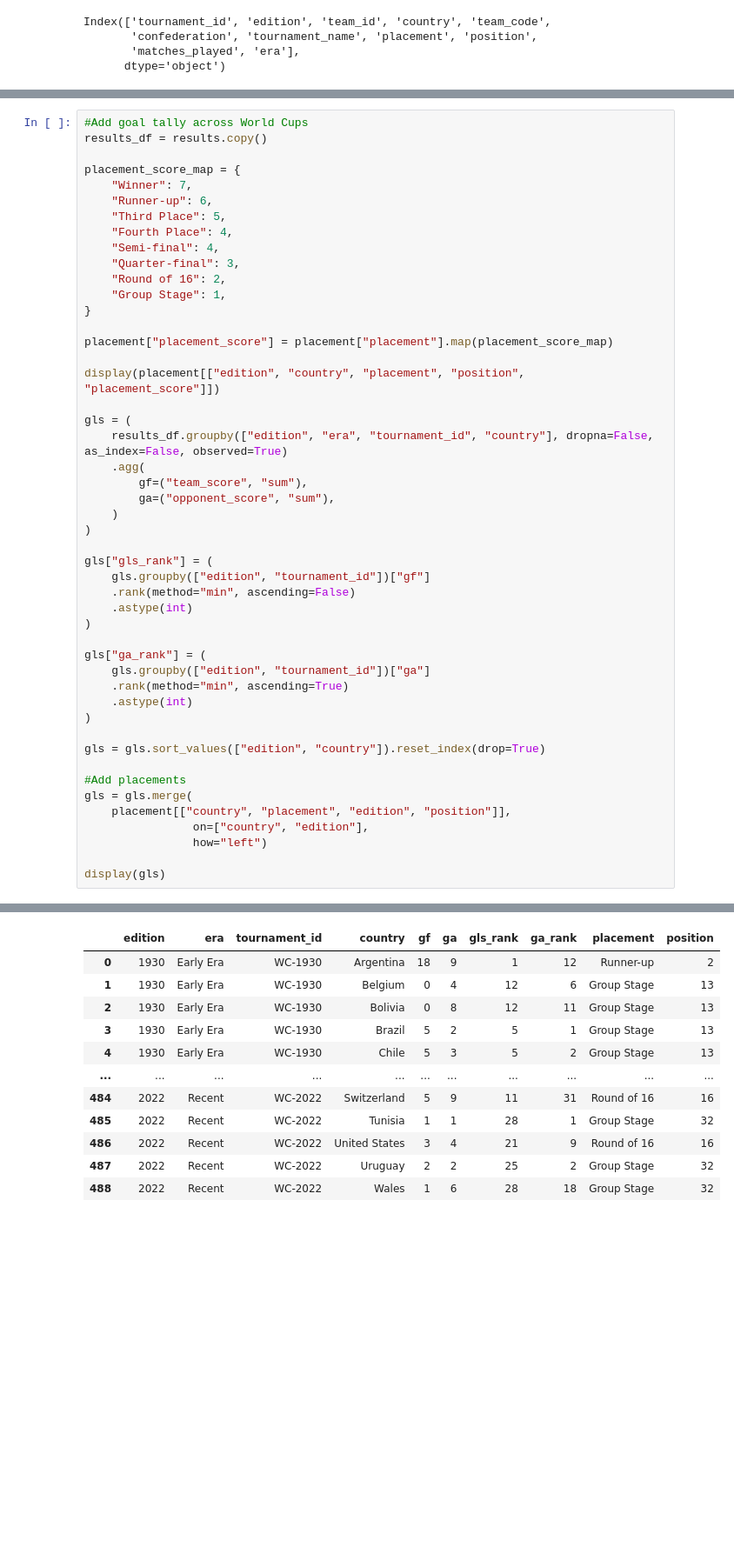
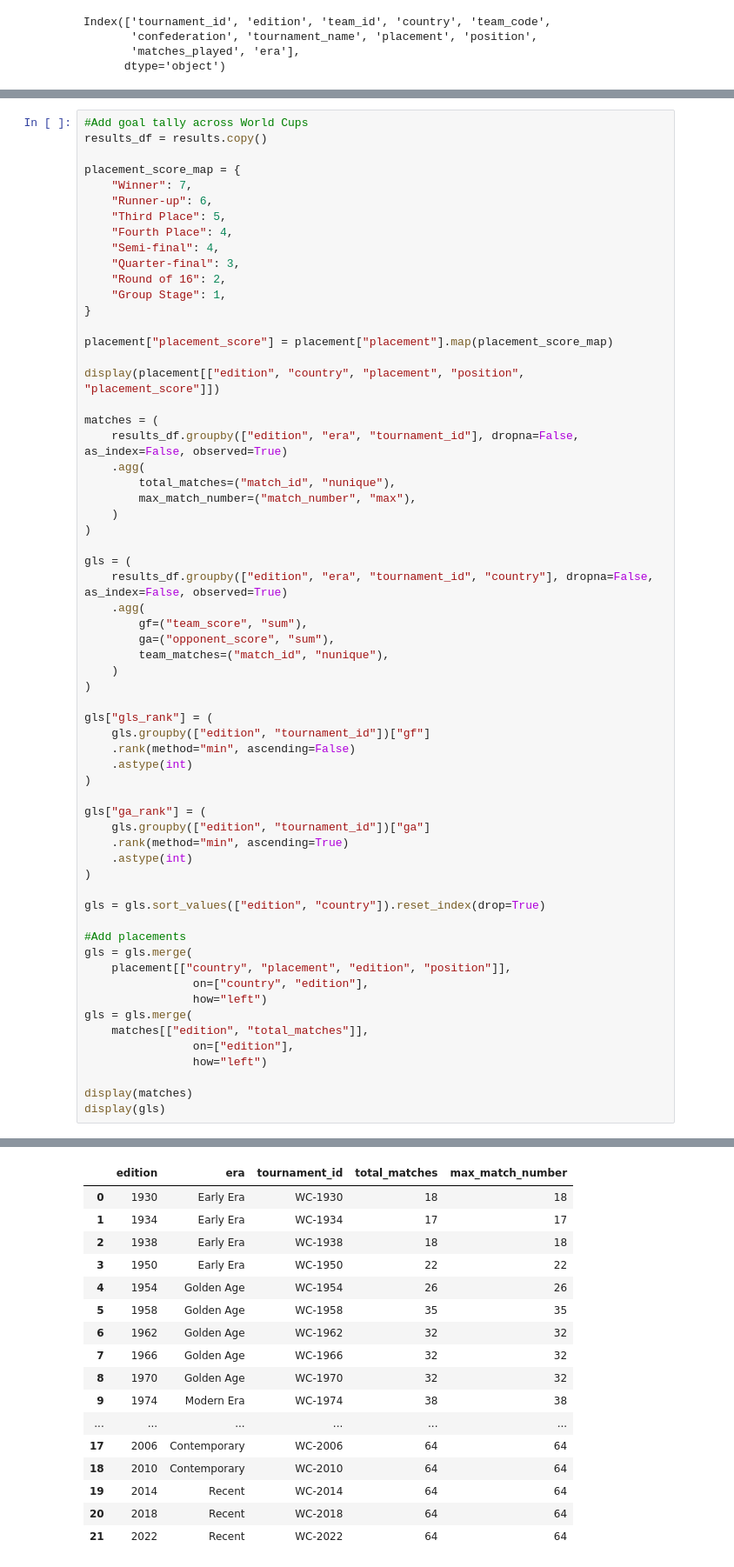
Before and after one commit to Ukandu20/world-cup, a Jupyter notebook: main.ipynb, the cells around one changed output, grey strips where cells are left out. Shown at 87% size. Drawn from its saved outputs; the diff is of its cells as text; blank space fills up the shorter version.

```diff
--- a/main.ipynb
+++ b/main.ipynb
@@ -1057,11 +1180,20 @@ placement["placement_score"] = placement["placement"].map(placement_score_map)
 
 display(placement[["edition", "country", "placement", "position", "placement_score"]])
 
+matches = (
+    results_df.groupby(["edition", "era", "tournament_id"], dropna=False, as_index=False, observed=True)
+    .agg(
+        total_matches=("match_id", "nunique"),
+        max_match_number=("match_number", "max"),
+    )
+)
+
 gls = (
     results_df.groupby(["edition", "era", "tournament_id", "country"], dropna=False, as_index=False, observed=True)
     .agg(
         gf=("team_score", "sum"),
         ga=("opponent_score", "sum"),
+        team_matches=("match_id", "nunique"),
     )
 )
 
@@ -1073,42 +1205,52 @@ gls["gls_rank"] = (
 
 gls["ga_rank"] = (
     gls.groupby(["edition", "tournament_id"])["ga"]
     .rank(method="min", ascending=True)
     .astype(int)
 )
 
 gls = gls.sort_values(["edition", "country"]).reset_index(drop=True)
 
 #Add placements
 gls = gls.merge(
     placement[["country", "placement", "edition", "position"]],
                 on=["country", "edition"],
                 how="left")
+gls = gls.merge(
+    matches[["edition", "total_matches"]],
+                on=["edition"],
+                how="left")
 
+display(matches)
 display(gls)
 # %% [output]
 |  | edition | country | placement | position | placement_score |
 | 0 | 1930 | Uruguay | Winner | 1 | 7 |
 | 1 | 1930 | Argentina | Runner-up | 2 | 6 |
 | 2 | 1930 | United States | Third Place | 3 | 5 |
 | 3 | 1930 | Yugoslavia | Fourth Place | 4 | 4 |
 | 4 | 1930 | Belgium | Group Stage | 13 | 1 |
 | ... | ... | ... | ... | ... | ... |
 | 484 | 2022 | Saudi Arabia | Group Stage | 32 | 1 |
 | 485 | 2022 | Serbia | Group Stage | 32 | 1 |
 | 486 | 2022 | Tunisia | Group Stage | 32 | 1 |
 | 487 | 2022 | Uruguay | Group Stage | 32 | 1 |
 | 488 | 2022 | Wales | Group Stage | 32 | 1 |
 489 rows × 5 columns
-|  | edition | era | tournament_id | country | gf | ga | gls_rank | ga_rank | placement | position |
-| 0 | 1930 | Early Era | WC-1930 | Argentina | 18 | 9 | 1 | 12 | Runner-up | 2 |
-| 1 | 1930 | Early Era | WC-1930 | Belgium | 0 | 4 | 12 | 6 | Group Stage | 13 |
-| 2 | 1930 | Early Era | WC-1930 | Bolivia | 0 | 8 | 12 | 11 | Group Stage | 13 |
-| 3 | 1930 | Early Era | WC-1930 | Brazil | 5 | 2 | 5 | 1 | Group Stage | 13 |
-| 4 | 1930 | Early Era | WC-1930 | Chile | 5 | 3 | 5 | 2 | Group Stage | 13 |
-| ... | ... | ... | ... | ... | ... | ... | ... | ... | ... | ... |
-| 484 | 2022 | Recent | WC-2022 | Switzerland | 5 | 9 | 11 | 31 | Round of 16 | 16 |
-| 485 | 2022 | Recent | WC-2022 | Tunisia | 1 | 1 | 28 | 1 | Group Stage | 32 |
-| 486 | 2022 | Recent | WC-2022 | United States | 3 | 4 | 21 | 9 | Round of 16 | 16 |
-| 487 | 2022 | Recent | WC-2022 | Uruguay | 2 | 2 | 25 | 2 | Group Stage | 32 |
-| 488 | 2022 | Recent | WC-2022 | Wales | 1 | 6 | 28 | 18 | Group Stage | 32 |
+|  | edition | era | tournament_id | total_matches | max_match_number |
+| 0 | 1930 | Early Era | WC-1930 | 18 | 18 |
+| 1 | 1934 | Early Era | WC-1934 | 17 | 17 |
+| 2 | 1938 | Early Era | WC-1938 | 18 | 18 |
+| 3 | 1950 | Early Era | WC-1950 | 22 | 22 |
+| 4 | 1954 | Golden Age | WC-1954 | 26 | 26 |
+| 5 | 1958 | Golden Age | WC-1958 | 35 | 35 |
+| 6 | 1962 | Golden Age | WC-1962 | 32 | 32 |
+| 7 | 1966 | Golden Age | WC-1966 | 32 | 32 |
+| 8 | 1970 | Golden Age | WC-1970 | 32 | 32 |
+| 9 | 1974 | Modern Era | WC-1974 | 38 | 38 |
+| ... | ... | ... | ... | ... | ... |
+| 17 | 2006 | Contemporary | WC-2006 | 64 | 64 |
+| 18 | 2010 | Contemporary | WC-2010 | 64 | 64 |
+| 19 | 2014 | Recent | WC-2014 | 64 | 64 |
+| 20 | 2018 | Recent | WC-2018 | 64 | 64 |
+| 21 | 2022 | Recent | WC-2022 | 64 | 64 |
```
Also changed, not shown: parts of 37 cells of this notebook.
